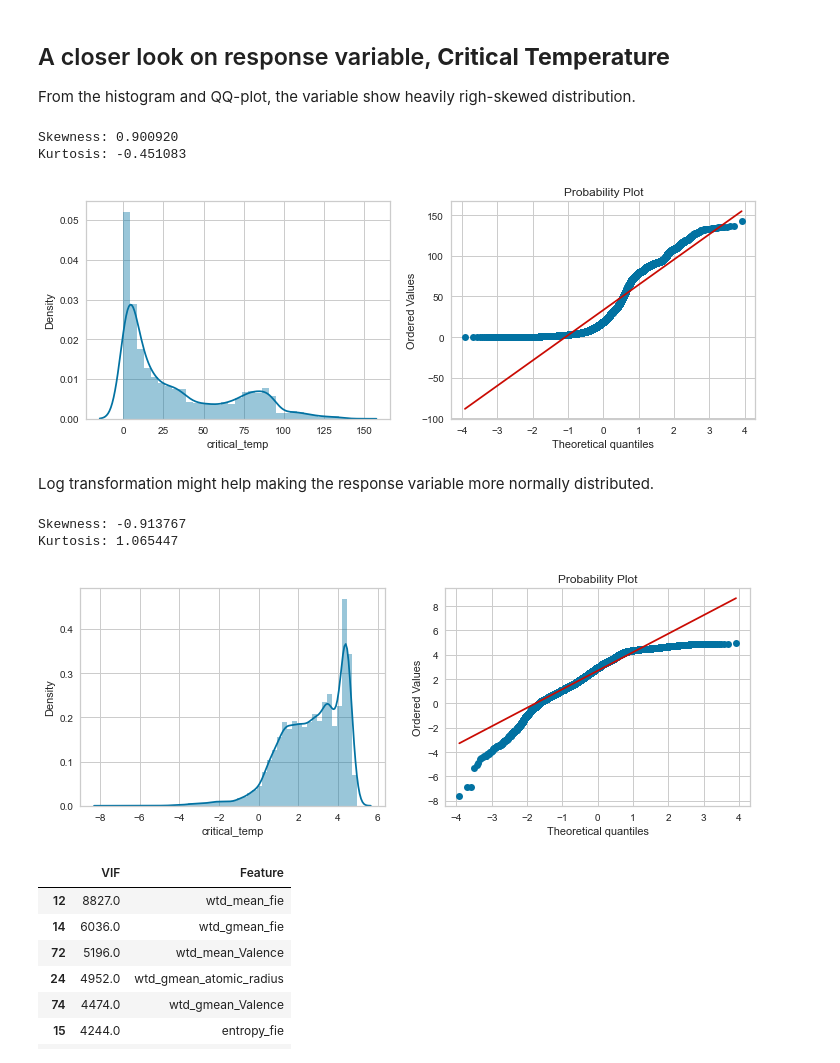
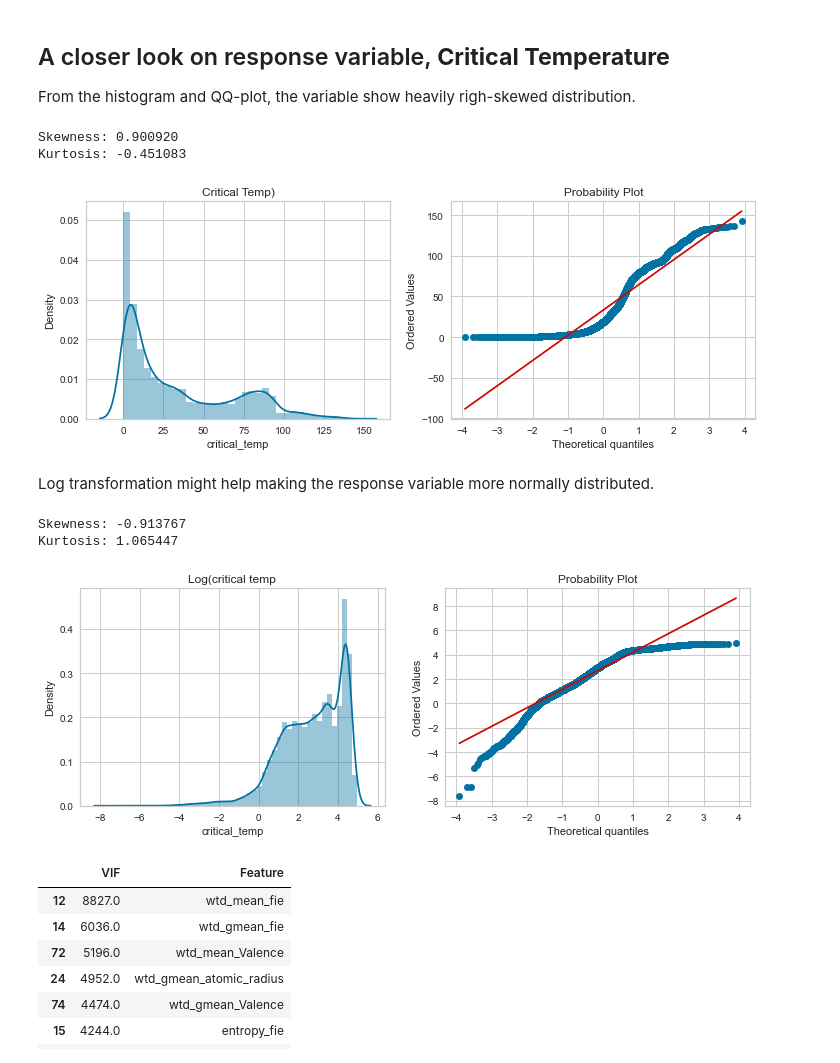
Before and after one commit to rickfontenot/QTW, a Jupyter notebook: Case Study 1/Case1_Rick.ipynb, the cells around one changed output. Cells and saved outputs as stored; diff of their text form; code cells hidden in the pictures.

```diff
--- a/Case Study 1/Case1_Rick.ipynb
+++ b/Case Study 1/Case1_Rick.ipynb
@@ -238,7 +265,7 @@ warnings.filterwarnings("ignore")
 
 fig, ax = plt.subplots(1,2, figsize=(12,4))
 
-sns.distplot(df['critical_temp'], ax=ax[0])
+sns.distplot(df['critical_temp'], ax=ax[0]).set(title='Critical Temp)')
 stats.probplot(df['critical_temp'], dist="norm", plot=ax[1])
 
 print("Skewness: %f" % df['critical_temp'].skew())
@@ -246,23 +273,23 @@ print("Kurtosis: %f" % df['critical_temp'].kurt())
 # %% [output]
 Skewness: 0.900920
 Kurtosis: -0.451083
-[figure, old version]
+[figure, new version]
 # %% [markdown]
 Log transformation might help making the response variable more normally distributed.
 # %%
 log_temp = np.log(df['critical_temp'])
 
 fig, ax = plt.subplots(1,2, figsize=(12,4))
 
-sns.distplot(log_temp, ax=ax[0])
+sns.distplot(log_temp, ax=ax[0]).set(title='Log(critical temp)')
 stats.probplot(log_temp, dist="norm", plot=ax[1])
 
 print("Skewness: %f" % log_temp.skew())
 print("Kurtosis: %f" % log_temp.kurt())
 # %% [output]
 Skewness: -0.913767
 Kurtosis: 1.065447
-[figure, old version]
+[figure, new version]
 # %%
 from statsmodels.stats.outliers_influence import variance_inflation_factor
 
```
Also changed, not shown: parts of 18 cells of this notebook, 5 other files.
